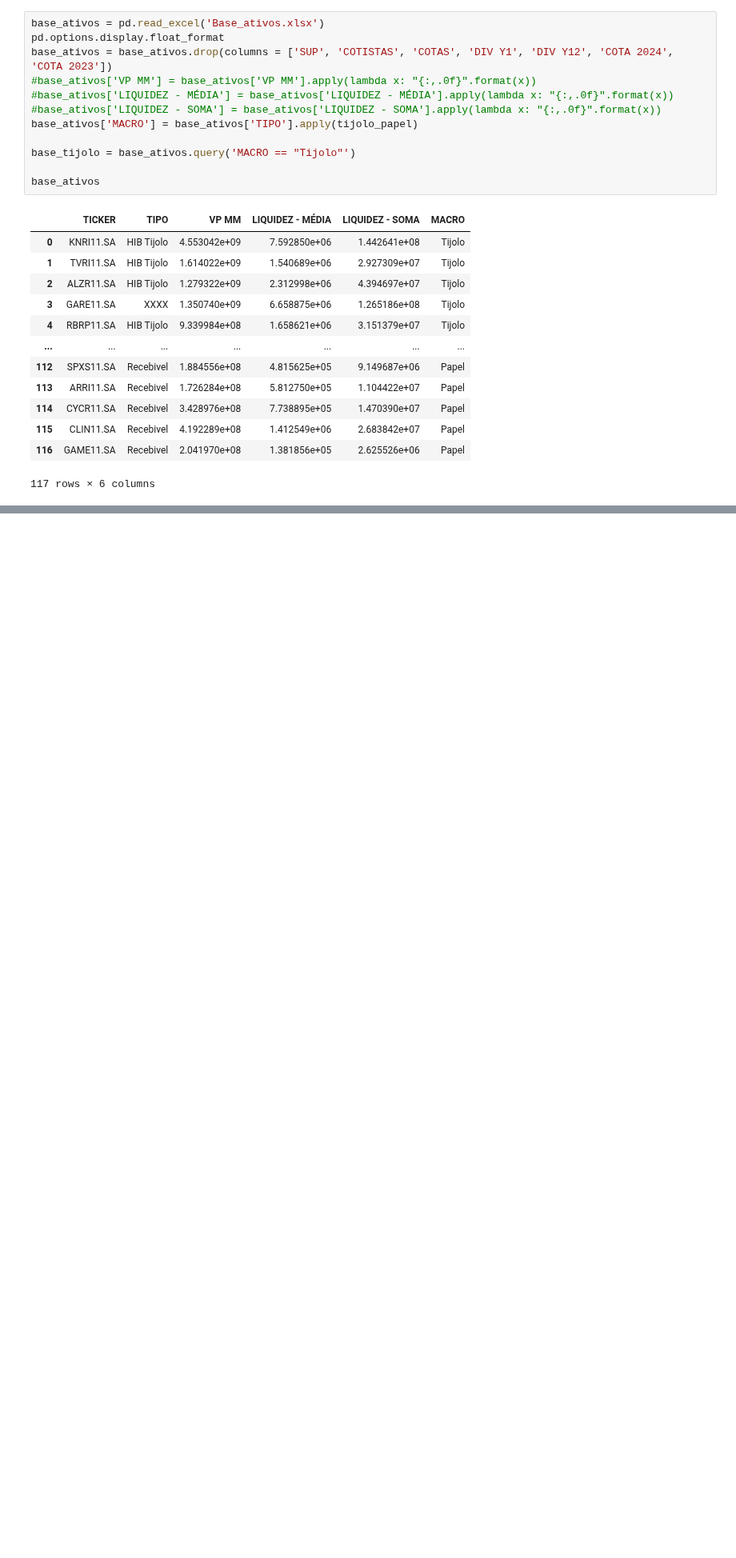
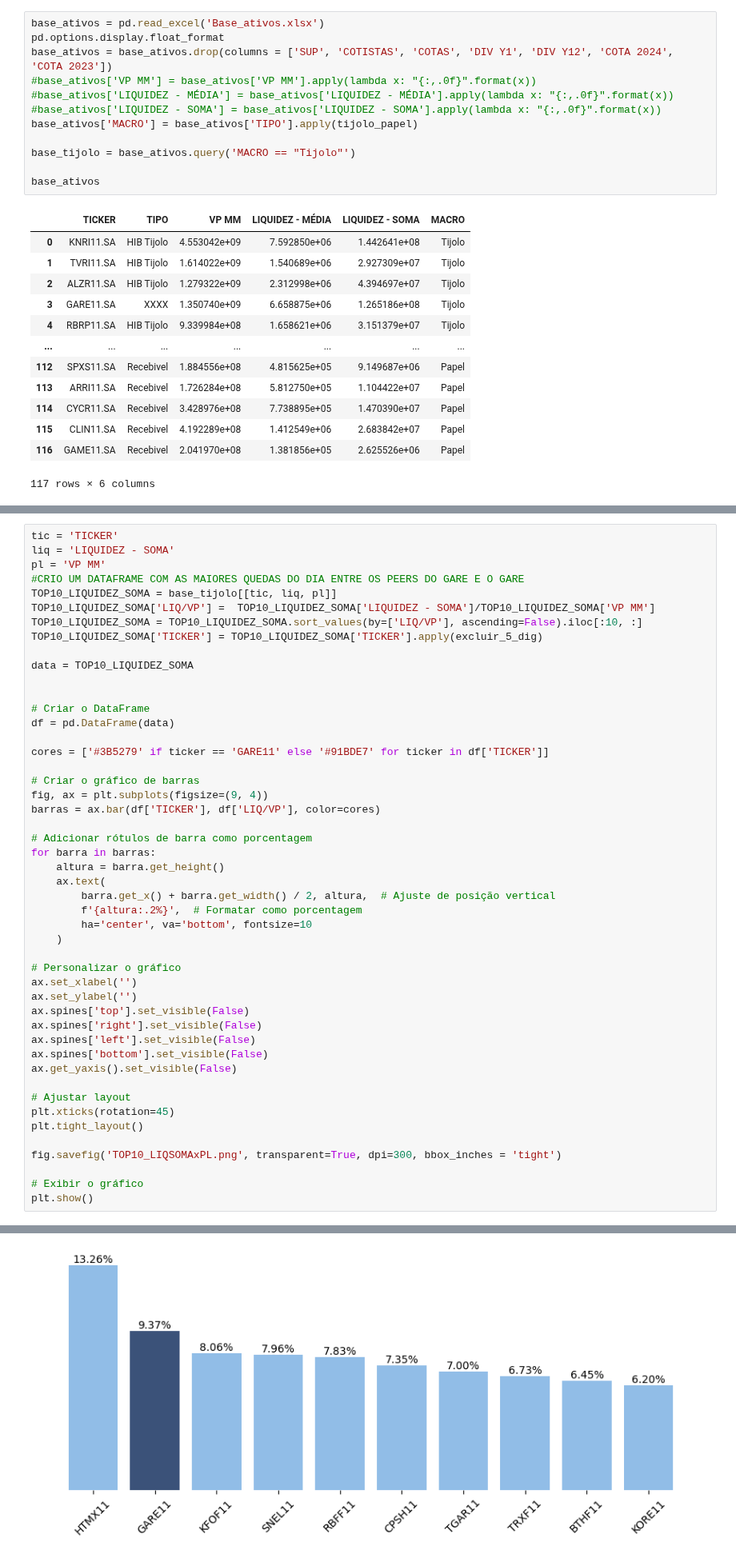
Before and after one commit to LucasFranco-guardian/Relat-rios-Passivo, a Jupyter notebook: MENSAL_ativo.ipynb, the cells around one changed output, grey strips where cells are left out. Shown at 80% size. Saved outputs shown, nothing was run; the diff lists cells and outputs as text; blank space fills up the shorter version.

```diff
--- a/MENSAL_ativo.ipynb
+++ b/MENSAL_ativo.ipynb
@@ -176,0 +152,49 @@ TOP10_LIQUIDEZ
+# %%
+tic = 'TICKER'
+liq = 'LIQUIDEZ - SOMA'
+pl = 'VP MM'
+#CRIO UM DATAFRAME COM AS MAIORES QUEDAS DO DIA ENTRE OS PEERS DO GARE E O GARE
+TOP10_LIQUIDEZ_SOMA = base_tijolo[[tic, liq, pl]]
+TOP10_LIQUIDEZ_SOMA['LIQ/VP'] =  TOP10_LIQUIDEZ_SOMA['LIQUIDEZ - SOMA']/TOP10_LIQUIDEZ_SOMA['VP MM']
+TOP10_LIQUIDEZ_SOMA = TOP10_LIQUIDEZ_SOMA.sort_values(by=['LIQ/VP'], ascending=False).iloc[:10, :]
+TOP10_LIQUIDEZ_SOMA['TICKER'] = TOP10_LIQUIDEZ_SOMA['TICKER'].apply(excluir_5_dig)
+
+data = TOP10_LIQUIDEZ_SOMA
+
+
+# Criar o DataFrame
+df = pd.DataFrame(data)
+
+cores = ['#3B5279' if ticker == 'GARE11' else '#91BDE7' for ticker in df['TICKER']]
+
+# Criar o gráfico de barras
+fig, ax = plt.subplots(figsize=(9, 4))
+barras = ax.bar(df['TICKER'], df['LIQ/VP'], color=cores)
+
+# Adicionar rótulos de barra como porcentagem
+for barra in barras:
+    altura = barra.get_height()
+    ax.text(
+        barra.get_x() + barra.get_width() / 2, altura,  # Ajuste de posição vertical
+        f'{altura:.2%}',  # Formatar como porcentagem
+        ha='center', va='bottom', fontsize=10
+    )
+
+# Personalizar o gráfico
+ax.set_xlabel('')
+ax.set_ylabel('')
+ax.spines['top'].set_visible(False)
+ax.spines['right'].set_visible(False)
+ax.spines['left'].set_visible(False)
+ax.spines['bottom'].set_visible(False)
+ax.get_yaxis().set_visible(False)
+
+# Ajustar layout
+plt.xticks(rotation=45)
+plt.tight_layout()
+
+fig.savefig('TOP10_LIQSOMAxPL.png', transparent=True, dpi=300, bbox_inches = 'tight')
+
+# Exibir o gráfico
+plt.show()
+# %% [output]
@@ -176,0 +206 @@ TOP10_LIQUIDEZ
+[figure, added]
```
Also changed, not shown: parts of 4 cells of this notebook, 5 other files.
